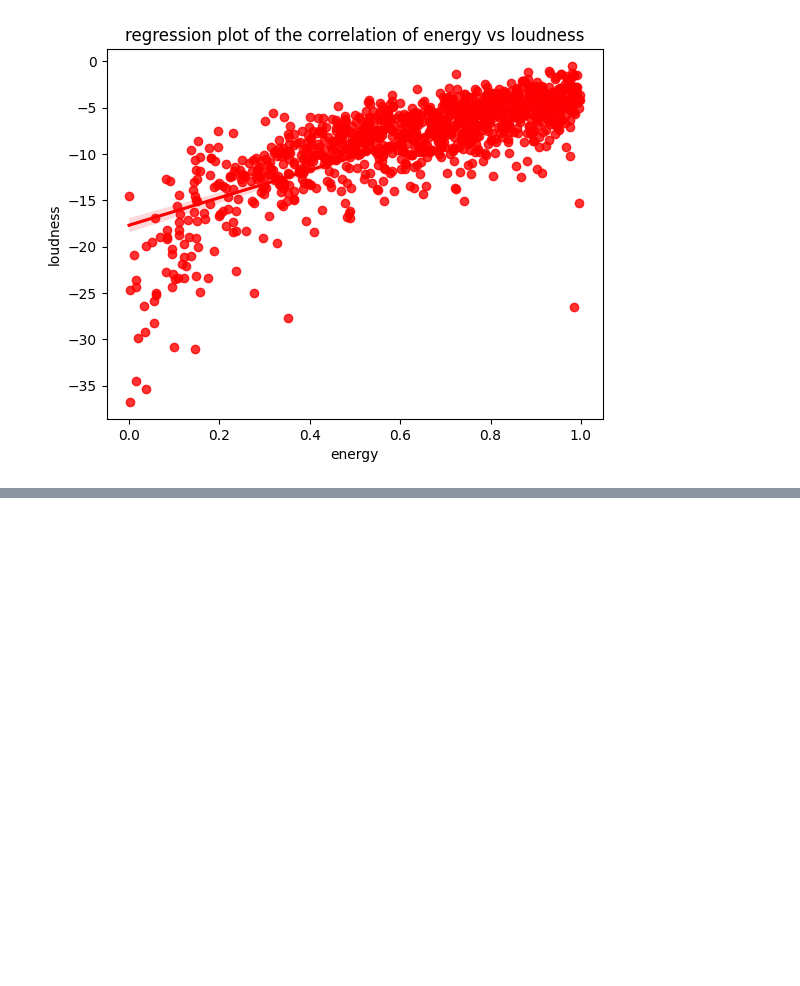
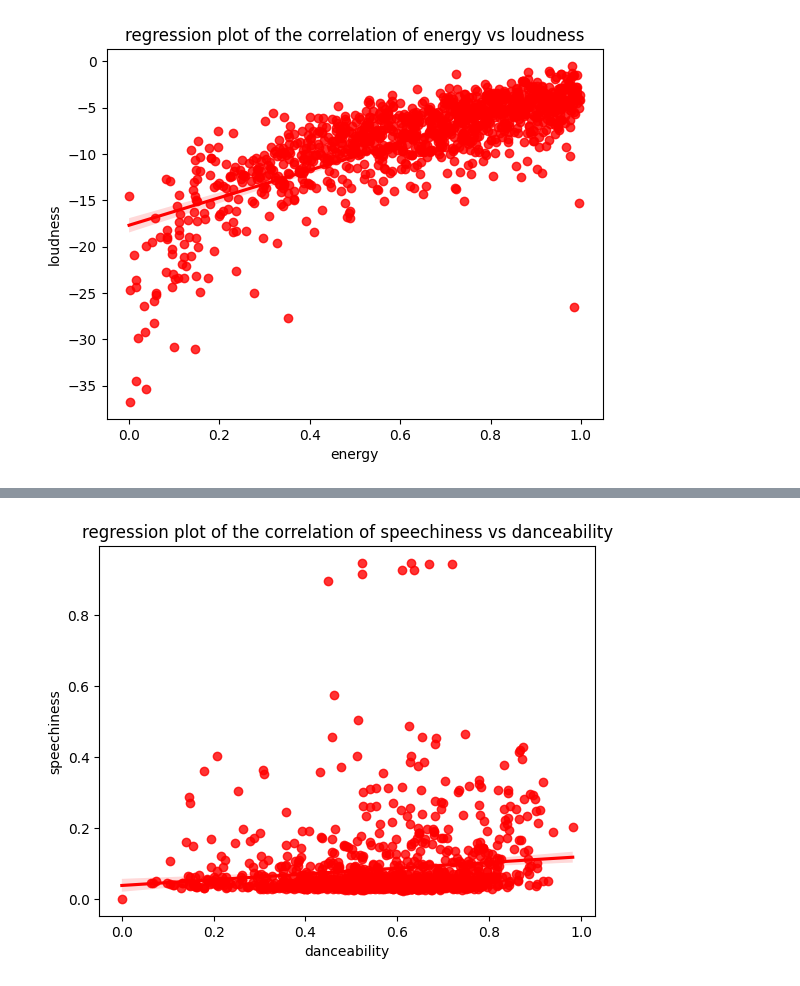
Before and after one commit to FacundoCardozo5/Nuevo-repo, a Jupyter notebook: notebooks/spoti.ipynb, the cells around one changed output, grey strips where cells are left out. Drawn from its saved outputs; the diff is of its cells as text; code cells hidden in the pictures; blank space fills up the shorter version.

```diff
--- a/notebooks/spoti.ipynb
+++ b/notebooks/spoti.ipynb
@@ -223,0 +230,6 @@ plt.show()
+# %%
+sns.regplot(data=sample, y="speechiness", x="danceability", color="r")
+plt.title("regression plot of the correlation of speechiness vs danceability")
+plt.show()
+# %% [output]
+[figure, added]
```
Also changed, not shown: parts of 1 cell of this notebook.
